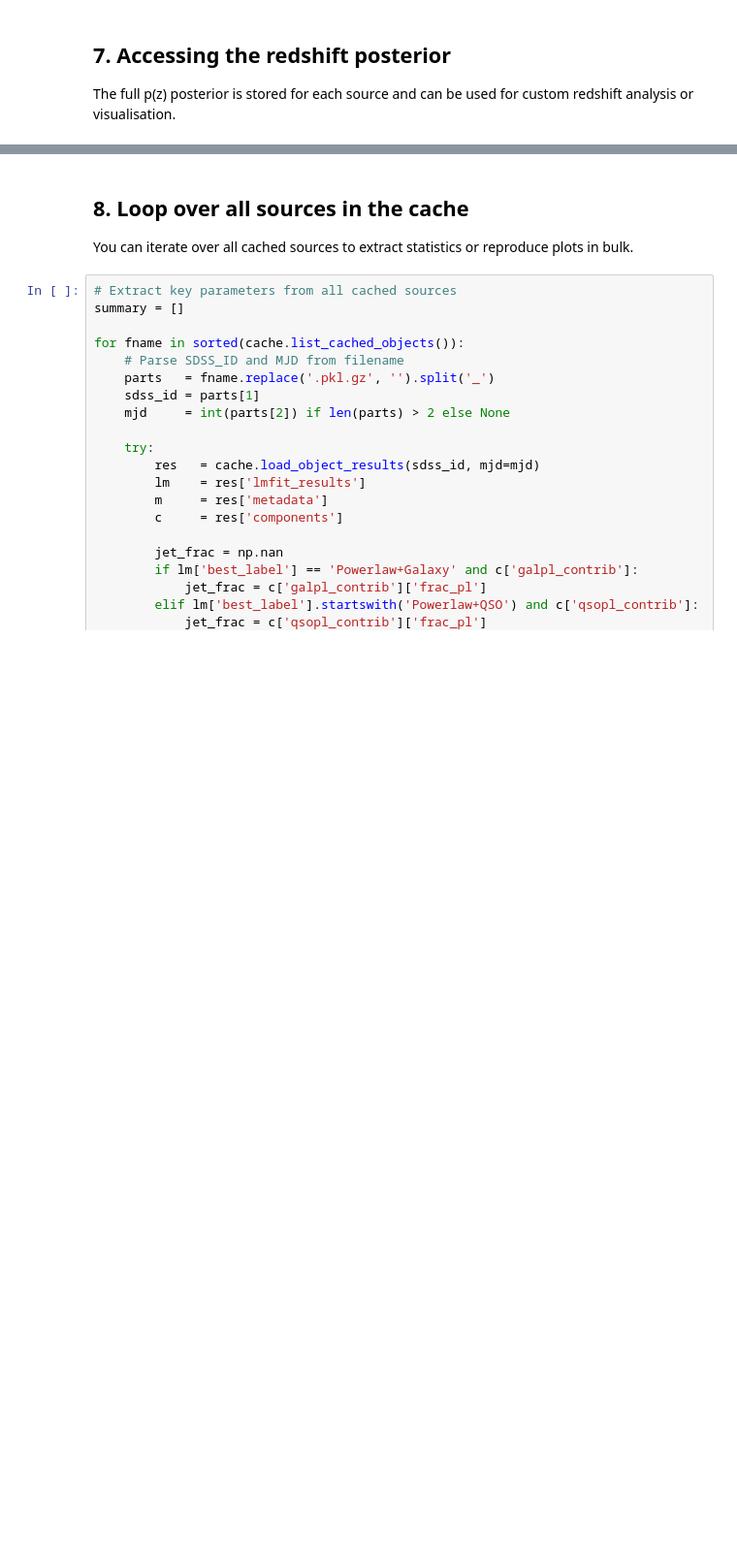
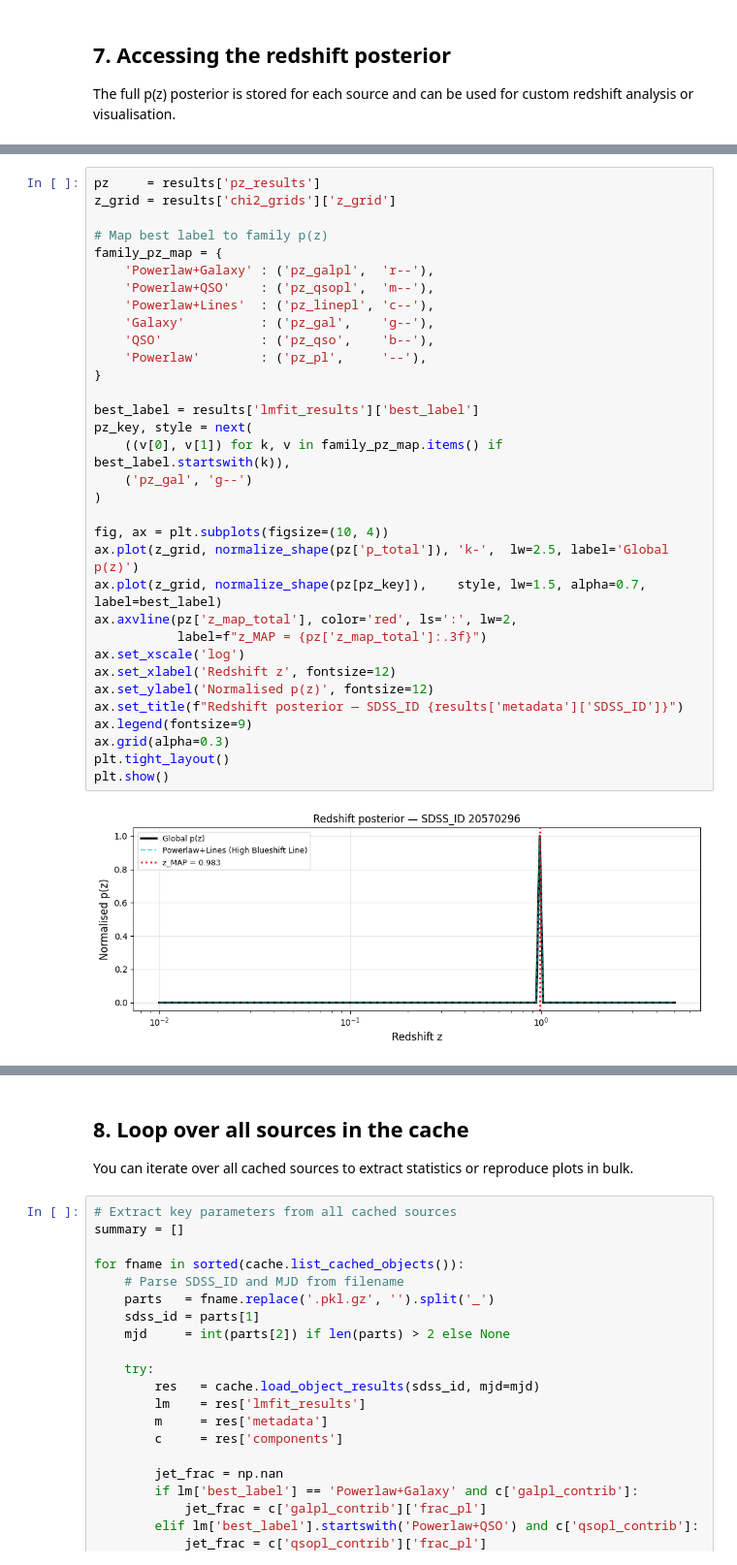
Before and after one commit to minlowie/Blazar-Analysis-Pipeline, a Jupyter notebook: demo.ipynb, the cells around one changed output, grey strips where cells are left out. Shown at 97% size. Drawn from its saved outputs; the diff is of its cells as text; blank space fills up the shorter version.

```diff
--- a/demo.ipynb
+++ b/demo.ipynb
@@ -214,0 +386,35 @@ plt.show()
+# %%
+pz     = results['pz_results']
+z_grid = results['chi2_grids']['z_grid']
+
+# Map best label to family p(z)
+family_pz_map = {
+    'Powerlaw+Galaxy' : ('pz_galpl',  'r--'),
+    'Powerlaw+QSO'    : ('pz_qsopl',  'm--'),
+    'Powerlaw+Lines'  : ('pz_linepl', 'c--'),
+    'Galaxy'          : ('pz_gal',    'g--'),
+    'QSO'             : ('pz_qso',    'b--'),
+    'Powerlaw'        : ('pz_pl',     '--'),
+}
+
+best_label = results['lmfit_results']['best_label']
+pz_key, style = next(
+    ((v[0], v[1]) for k, v in family_pz_map.items() if best_label.startswith(k)),
+    ('pz_gal', 'g--')
+)
+
+fig, ax = plt.subplots(figsize=(10, 4))
+ax.plot(z_grid, normalize_shape(pz['p_total']), 'k-',  lw=2.5, label='Global p(z)')
+ax.plot(z_grid, normalize_shape(pz[pz_key]),    style, lw=1.5, alpha=0.7, label=best_label)
+ax.axvline(pz['z_map_total'], color='red', ls=':', lw=2,
+           label=f"z_MAP = {pz['z_map_total']:.3f}")
+ax.set_xscale('log')
+ax.set_xlabel('Redshift z', fontsize=12)
+ax.set_ylabel('Normalised p(z)', fontsize=12)
+ax.set_title(f"Redshift posterior — SDSS_ID {results['metadata']['SDSS_ID']}")
+ax.legend(fontsize=9)
+ax.grid(alpha=0.3)
+plt.tight_layout()
+plt.show()
+# %% [output]
+[figure, added]
```
Also changed, not shown: parts of 18 cells of this notebook.
